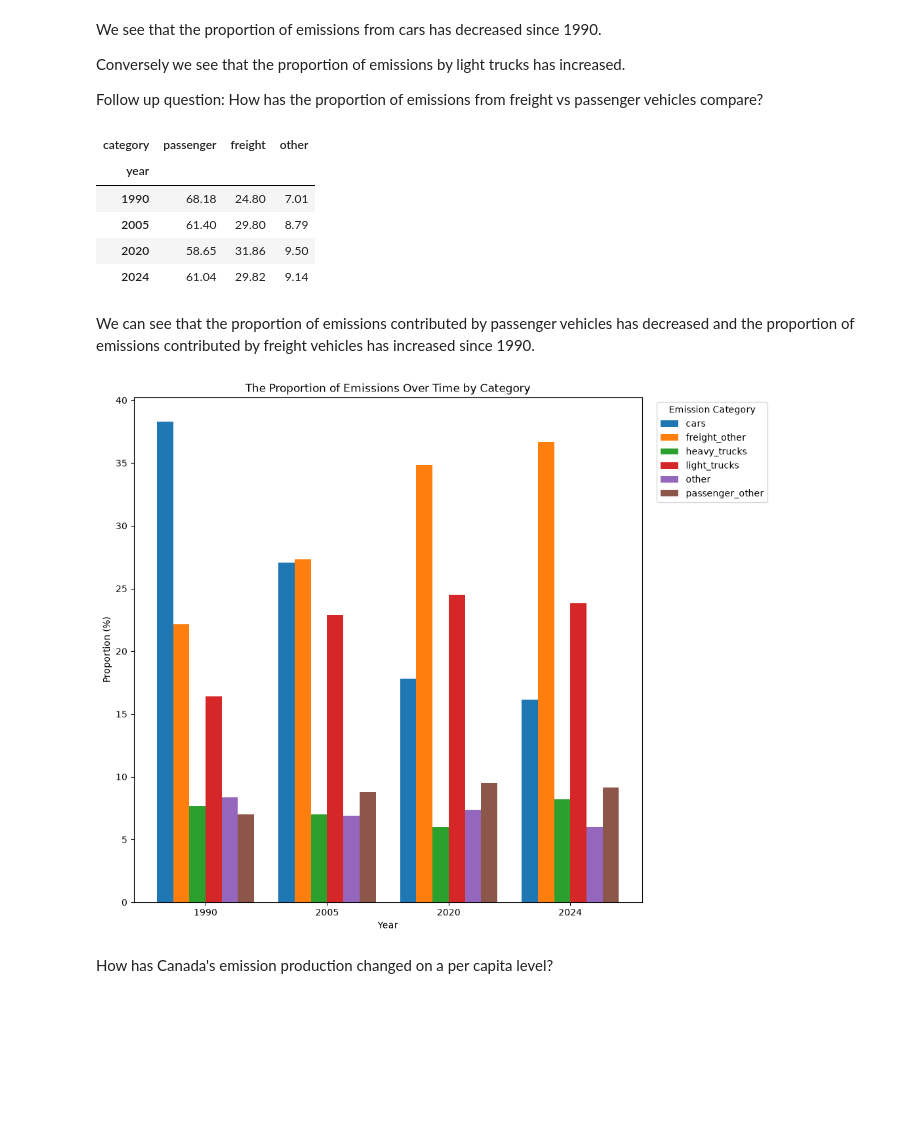
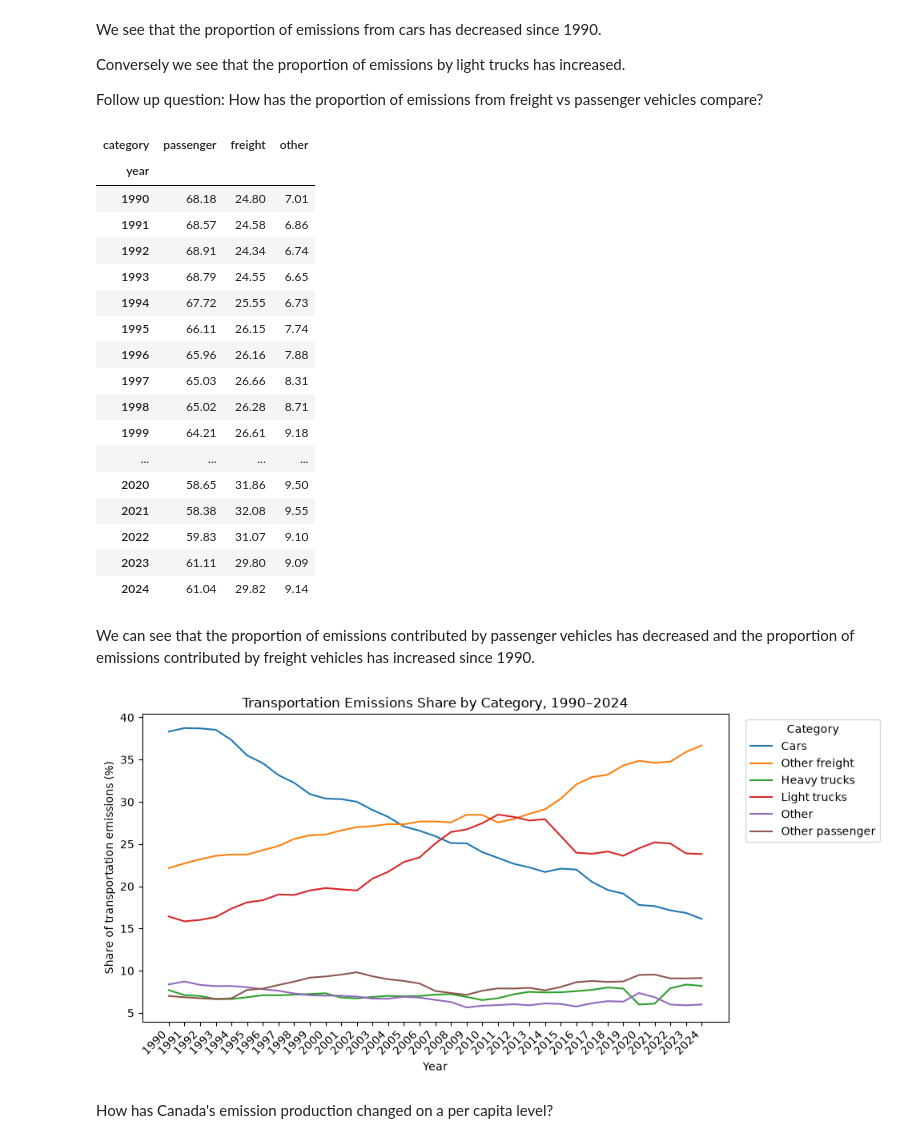
Before and after one commit to NctrnlCris/Canada-Emissions-Data-Analysis, a Jupyter notebook: notebooks/emissions_analysis.ipynb, the cells around one changed output. Drawn from its saved outputs; the diff is of its cells as text; code cells hidden in the pictures; blank space fills up the shorter version.

```diff
--- a/notebooks/emissions_analysis.ipynb
+++ b/notebooks/emissions_analysis.ipynb
@@ -94,7 +76,7 @@ There was a 27.3 (16.32%) megatonne co2 decrease in 2020.
 # %%
-transit_emissions = transit_emissions.set_index("year")
-emissions_2019_to_2024 = transit_emissions.at['2024', 'total'] - transit_emissions.at['2019', "total"]
-emissions_2019_to_2024_pct = (transit_emissions.at['2024', 'total'] - transit_emissions.at['2019', 'total']) / transit_emissions.at['2019', 'total'] * 100
+transportation_emissions = transportation_emissions.set_index("year")
+emissions_2019_to_2024 = transportation_emissions.at['2024', 'total'] - transportation_emissions.at['2019', "total"]
+emissions_2019_to_2024_pct = (transportation_emissions.at['2024', 'total'] - transportation_emissions.at['2019', 'total']) / transportation_emissions.at['2019', 'total'] * 100
 emissions_2019_to_2024
 # %% [output]
 np.float64(-17.400000000000034)
@@ -168,13 +156,12 @@ plt.show()
 # %% [markdown]
 How has the composition of transportation emissions changed?
 # %%
-transit_emissions_narrow = transit_emissions.reset_index()[["year", "cars", "light_trucks",	"passenger_other",	"heavy_trucks",	"freight_other","other"]]
-transit_emissions_narrow = transit_emissions_narrow.melt(id_vars="year", var_name="category", value_name="emissions").sort_values("year")
-transit_emissions_narrow = transit_emissions_narrow[(transit_emissions_narrow["year"] == "1990")  | (transit_emissions_narrow["year"] == "2005") |(transit_emissions_narrow["year"] == "2020") | (transit_emissions_narrow["year"] == "2024")]
-transit_emissions_narrow["pct_total"] = (transit_emissions_narrow["emissions"] / transit_emissions_narrow.groupby("year")["emissions"].transform("sum") * 100).round(2)
-transit_emissions_narrow.groupby("year").head(20)
-transit_emissions_narrow_pivoted = transit_emissions_narrow.pivot(index=["year"], columns="category", values="pct_total")
-transit_emissions_narrow_pivoted
+transportation_emissions_narrow = transportation_emissions.reset_index()[["year", "cars", "light_trucks",	"passenger_other",	"heavy_trucks",	"freight_other","other"]]
+transportation_emissions_narrow = transportation_emissions_narrow.melt(id_vars="year", var_name="category", value_name="emissions").sort_values("year")
+transportation_emissions_narrow["pct_total"] = (transportation_emissions_narrow["emissions"] / transportation_emissions_narrow.groupby("year")["emissions"].transform("sum") * 100).round(2)
+transportation_emissions_narrow.groupby("year").head(20)
+transportation_emissions_narrow_pivoted = transportation_emissions_narrow.pivot(index=["year"], columns="category", values="pct_total")
+transportation_emissions_narrow_pivoted
 # %% [output]
 | category | cars | freight_other | heavy_trucks | light_trucks | other | passenger_other |
 | year |  |  |  |  |  |  |
@@ -189,32 +188,47 @@ Conversely we see that the proportion of emissions by light trucks has increased
 
 Follow up question: How has the proportion of emissions from freight vs passenger vehicles compare?
 # %%
-transit_emissions_narrow_pivoted["passenger"] = transit_emissions_narrow_pivoted["cars"] + transit_emissions_narrow_pivoted["light_trucks"] + transit_emissions_narrow_pivoted["passenger_other"]
-transit_emissions_narrow_pivoted["freight"] = transit_emissions_narrow_pivoted["freight_other"] + transit_emissions_narrow_pivoted["heavy_trucks"]
-transit_emissions_passenger_vs_freight = transit_emissions_narrow_pivoted[["passenger", "freight", "other"]]
-transit_emissions_narrow_pivoted = transit_emissions_narrow_pivoted[["cars", "light_trucks",	"passenger_other",	"heavy_trucks",	"freight_other","other"]]
-transit_emissions_passenger_vs_freight
+transportation_emissions_narrow_pivoted["passenger"] = transportation_emissions_narrow_pivoted["cars"] + transportation_emissions_narrow_pivoted["light_trucks"] + transportation_emissions_narrow_pivoted["passenger_other"]
+transportation_emissions_narrow_pivoted["freight"] = transportation_emissions_narrow_pivoted["freight_other"] + transportation_emissions_narrow_pivoted["heavy_trucks"]
+transportation_emissions_passenger_vs_freight = transportation_emissions_narrow_pivoted[["passenger", "freight", "other"]]
+transportation_emissions_narrow_pivoted = transportation_emissions_narrow_pivoted[["cars", "light_trucks", "passenger_other", "heavy_trucks",	"freight_other","other"]]
+transportation_emissions_passenger_vs_freight
 # %% [output]
 | category | passenger | freight | other |
 | year |  |  |  |
 | 1990 | 68.18 | 24.80 | 7.01 |
-| 2005 | 61.40 | 29.80 | 8.79 |
+| 1991 | 68.57 | 24.58 | 6.86 |
+| 1992 | 68.91 | 24.34 | 6.74 |
+| 1993 | 68.79 | 24.55 | 6.65 |
+| 1994 | 67.72 | 25.55 | 6.73 |
+| 1995 | 66.11 | 26.15 | 7.74 |
+| 1996 | 65.96 | 26.16 | 7.88 |
+| 1997 | 65.03 | 26.66 | 8.31 |
+| 1998 | 65.02 | 26.28 | 8.71 |
+| 1999 | 64.21 | 26.61 | 9.18 |
+| ... | ... | ... | ... |
 | 2020 | 58.65 | 31.86 | 9.50 |
+| 2021 | 58.38 | 32.08 | 9.55 |
+| 2022 | 59.83 | 31.07 | 9.10 |
+| 2023 | 61.11 | 29.80 | 9.09 |
 | 2024 | 61.04 | 29.82 | 9.14 |
 # %% [markdown]
 We can see that the proportion of emissions contributed by passenger vehicles has decreased  and the proportion of emissions contributed by freight vehicles has increased since 1990.
 # %%
-fig, ax = plt.subplots(figsize=(10, 10))
-categories = ["cars","freight_other","heavy_trucks", "light_trucks","other","passenger_other"]
+fig, ax = plt.subplots(figsize=(10, 5))
 
-ax.grouped_bar(transit_emissions_narrow_pivoted, labels=categories)
+categories = ["Cars", "Other freight", "Heavy trucks", "Light trucks", "Other", "Other passenger"]
+
+ax.plot(transportation_emissions_narrow_pivoted, label=categories)
 ax.set_xlabel("Year")
-ax.set_ylabel("Proportion (%)")
-ax.set_title("The Proportion of Emissions Over Time by Category")
-ax.legend(title="Emission Category", bbox_to_anchor=(1.02, 1), loc='upper left')
+ax.set_ylabel("Share of transportation emissions (%)")
+ax.set_title("Transportation Emissions Share by Category, 1990–2024")
+ax.legend(title="Category", bbox_to_anchor=(1.02, 1), loc="upper left")
+plt.xticks(rotation=45, ha="right")
+plt.tight_layout()
 plt.show()
 # %% [output]
-[figure, old version]
+[figure, new version]
 # %% [markdown]
 How has Canada's emission production changed on a per capita level?
 # %%
```
Also changed, not shown: parts of 40 cells of this notebook, 4 other files.
